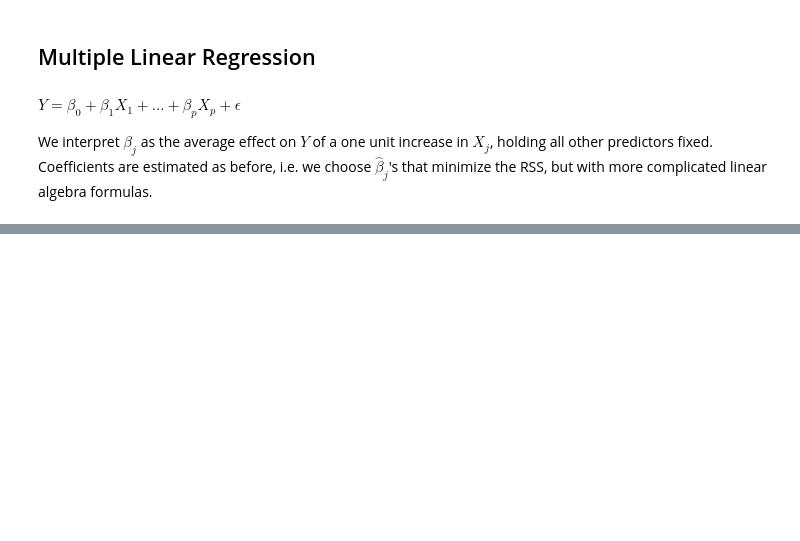
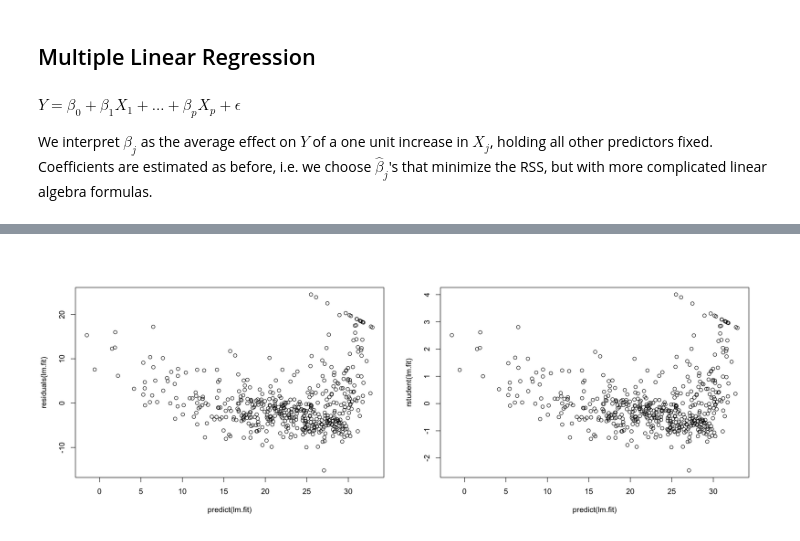
Before and after one commit to guglielmosanchini/StatisticsPy, a Jupyter notebook: IntrotoStatisticalLearning/Chapter_3.ipynb, the cells around one changed output, grey strips where cells are left out. Saved outputs shown, nothing was run; the diff lists cells and outputs as text; code cells hidden in the pictures; blank space fills up the shorter version.

```diff
--- a/IntrotoStatisticalLearning/Chapter_3.ipynb
+++ b/IntrotoStatisticalLearning/Chapter_3.ipynb
@@ -75,0 +297,7 @@ Coefficients are estimated as before, i.e. we choose $\hat{\beta}_j$'s that mini
+# %%
+options(repr.plot.width=16, repr.plot.height=6)
+par(mfrow=c(1, 2), bg="white")
+plot(predict(lm.fit), residuals(lm.fit))
+plot(predict(lm.fit), rstudent(lm.fit))
+# %% [output]
+[figure, added]
```
Also changed, not shown: parts of 52 cells of this notebook, 1 other file.
